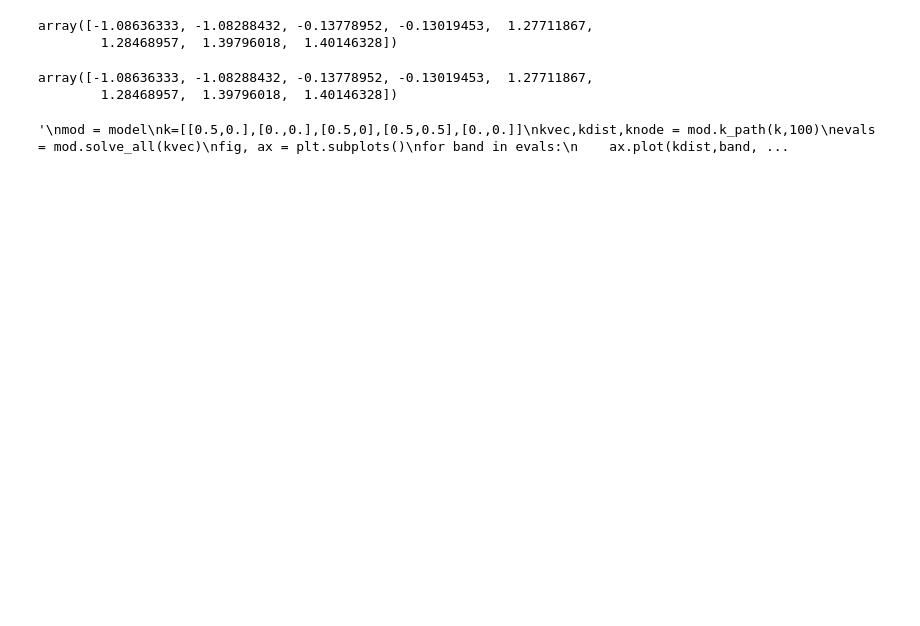
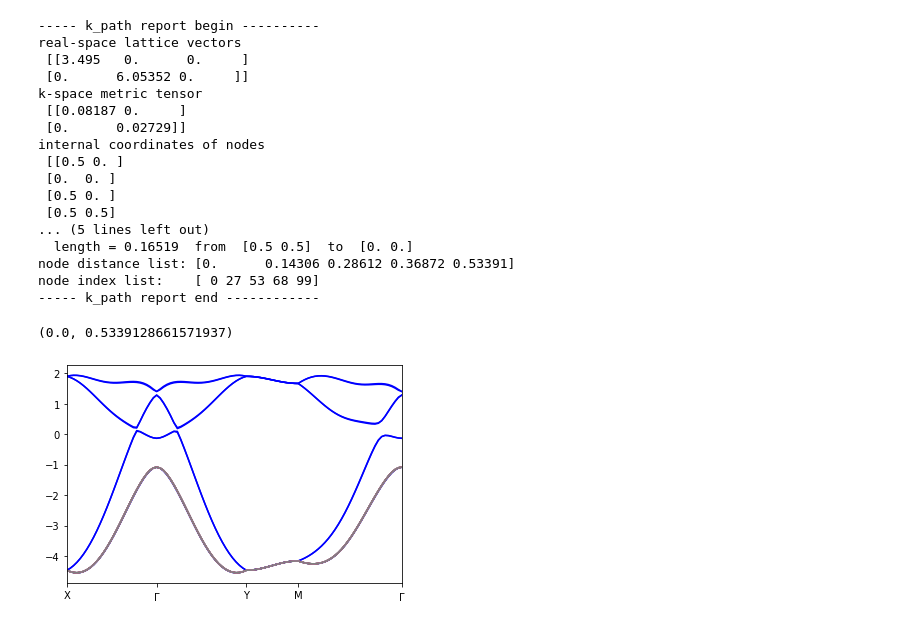
Before and after one commit to mikelgda/yeet-pythtb, a Jupyter notebook: test.ipynb, the cells around one changed output. Saved outputs shown, nothing was run; the diff lists cells and outputs as text; code cells hidden in the pictures; blank space fills up the shorter version.

```diff
--- a/test.ipynb
+++ b/test.ipynb
@@ -370,27 +367,34 @@ ham = model._gen_ham([0.,0.])
-# %%
-ymodel._sol_ham(ham)
-# %% [output]
-array([-1.08636333, -1.08288432, -0.13778952, -0.13019453,  1.27711867,
-        1.28468957,  1.39796018,  1.40146328])
-# %%
-model._sol_ham(ham)
-# %% [output]
-array([-1.08636333, -1.08288432, -0.13778952, -0.13019453,  1.27711867,
-        1.28468957,  1.39796018,  1.40146328])
 # %%
-"""
+
 mod = model
 k=[[0.5,0.],[0.,0.],[0.5,0],[0.5,0.5],[0.,0.]]
 kvec,kdist,knode = mod.k_path(k,100)
 evals = mod.solve_all(kvec)
 fig, ax = plt.subplots()
 for band in evals:
     ax.plot(kdist,band,c='blue')
     ax.plot(kdist,evals[1,:])
 ax.set_xticks(knode)
 ax.set_xticklabels(["X","$\Gamma$","Y","M","$\Gamma$"])
 ax.set_xlim(knode[0],knode[-1])
-"""
 # %% [output]
-'\nmod = model\nk=[[0.5,0.],[0.,0.],[0.5,0],[0.5,0.5],[0.,0.]]\nkvec,kdist,knode = mod.k_path(k,100)\nevals = mod.solve_all(kvec)\nfig, ax = plt.subplots()\nfor band in evals:\n    ax.plot(kdist,band, ...
+----- k_path report begin ----------
+real-space lattice vectors
+ [[3.495   0.      0.     ]
+ [0.      6.05352 0.     ]]
+k-space metric tensor
+ [[0.08187 0.     ]
+ [0.      0.02729]]
+internal coordinates of nodes
+ [[0.5 0. ]
+ [0.  0. ]
+ [0.5 0. ]
+ [0.5 0.5]
+... (5 lines left out)
+  length = 0.16519  from  [0.5 0.5]  to  [0. 0.]
+node distance list: [0.      0.14306 0.28612 0.36872 0.53391]
+node index list:    [ 0 27 53 68 99]
+----- k_path report end ------------
+(0.0, 0.5339128661571937)
+[figure, added]
 # %%
```
Also changed, not shown: parts of 2 cells of this notebook, 3 other files.
